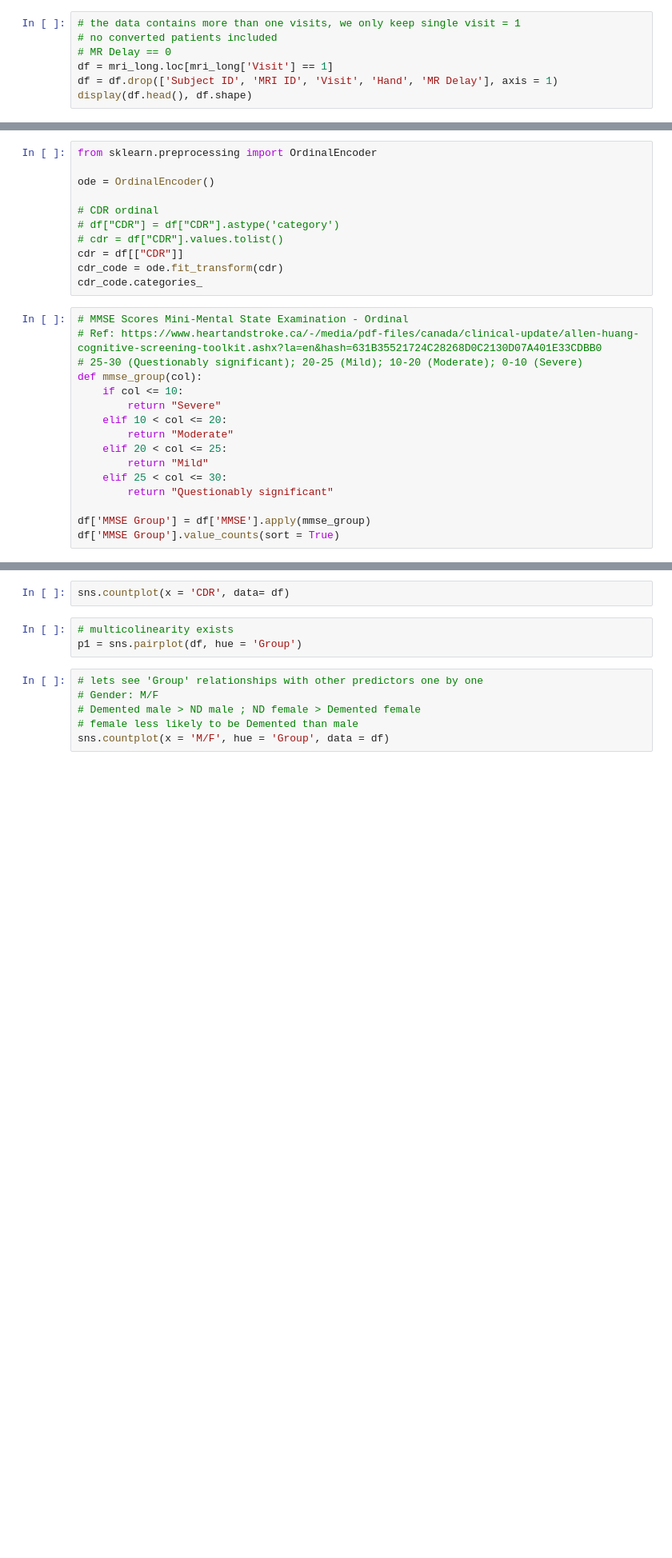
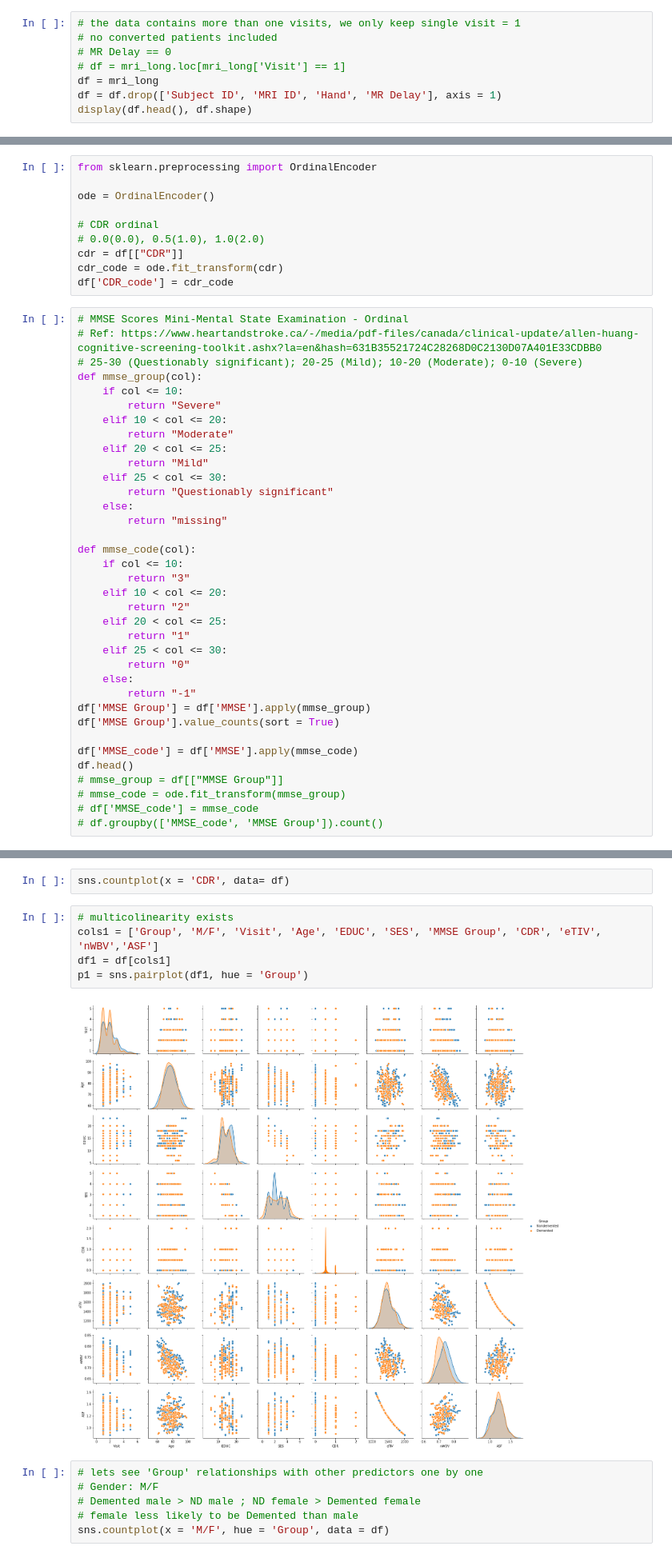
Before and after one commit to HHHuiyu/MRI-and-Alzheimers-BIOF509-FP-, a Jupyter notebook: BIOF509-FP-Huiyu.ipynb, the cells around one changed output, grey strips where cells are left out. Shown: that part at 80% size. Saved outputs shown, nothing was run; the diff lists cells and outputs as text; blank space fills up the shorter version.

```diff
--- a/BIOF509-FP-Huiyu.ipynb
+++ b/BIOF509-FP-Huiyu.ipynb
@@ -29,8 +29,9 @@ mri_long.isnull().sum()
 # the data contains more than one visits, we only keep single visit = 1
 # no converted patients included
 # MR Delay == 0
-df = mri_long.loc[mri_long['Visit'] == 1]
-df = df.drop(['Subject ID', 'MRI ID', 'Visit', 'Hand', 'MR Delay'], axis = 1)
+# df = mri_long.loc[mri_long['Visit'] == 1]
+df = mri_long
+df = df.drop(['Subject ID', 'MRI ID', 'Hand', 'MR Delay'], axis = 1)
 display(df.head(), df.shape)
 # %%
 # missing values at the initial Visit
@@ -42,11 +43,10 @@ from sklearn.preprocessing import OrdinalEncoder
 ode = OrdinalEncoder()
 
 # CDR ordinal
-# df["CDR"] = df["CDR"].astype('category')
-# cdr = df["CDR"].values.tolist()
+# 0.0(0.0), 0.5(1.0), 1.0(2.0)
 cdr = df[["CDR"]]
 cdr_code = ode.fit_transform(cdr)
-cdr_code.categories_
+df['CDR_code'] = cdr_code
 # %%
 # MMSE Scores Mini-Mental State Examination - Ordinal
 # Ref: https://www.heartandstroke.ca/-/media/pdf-files/canada/clinical-update/allen-huang-cognitive-screening-toolkit.ashx?la=en&hash=631B35521724C28268D0C2130D07A401E33CDBB0
@@ -60,9 +60,29 @@ def mmse_group(col):
         return "Mild"
     elif 25 < col <= 30:
         return "Questionably significant"
+    else:
+        return "missing"
 
+def mmse_code(col):
+    if col <= 10:
+        return "3"
+    elif 10 < col <= 20:
+        return "2"
+    elif 20 < col <= 25:
+        return "1"
+    elif 25 < col <= 30:
+        return "0"
+    else:
+        return "-1"
 df['MMSE Group'] = df['MMSE'].apply(mmse_group)
 df['MMSE Group'].value_counts(sort = True)
+
+df['MMSE_code'] = df['MMSE'].apply(mmse_code)
+df.head()
+# mmse_group = df[["MMSE Group"]]
+# mmse_code = ode.fit_transform(mmse_group)
+# df['MMSE_code'] = mmse_code
+# df.groupby(['MMSE_code', 'MMSE Group']).count()
 # %%
 from sklearn.preprocessing import LabelEncoder
 
@@ -86,7 +108,11 @@ sns.countplot(x = 'Group', data = df)
 sns.countplot(x = 'CDR', data= df)
 # %%
 # multicolinearity exists
-p1 = sns.pairplot(df, hue = 'Group')
+cols1 = ['Group', 'M/F', 'Visit', 'Age', 'EDUC', 'SES', 'MMSE Group', 'CDR', 'eTIV', 'nWBV','ASF']
+df1 = df[cols1]
+p1 = sns.pairplot(df1, hue = 'Group')
+# %% [output]
+[figure, added]
 # %%
 # lets see 'Group' relationships with other predictors one by one
 # Gender: M/F
```
Also changed, not shown: parts of 11 cells of this notebook.
